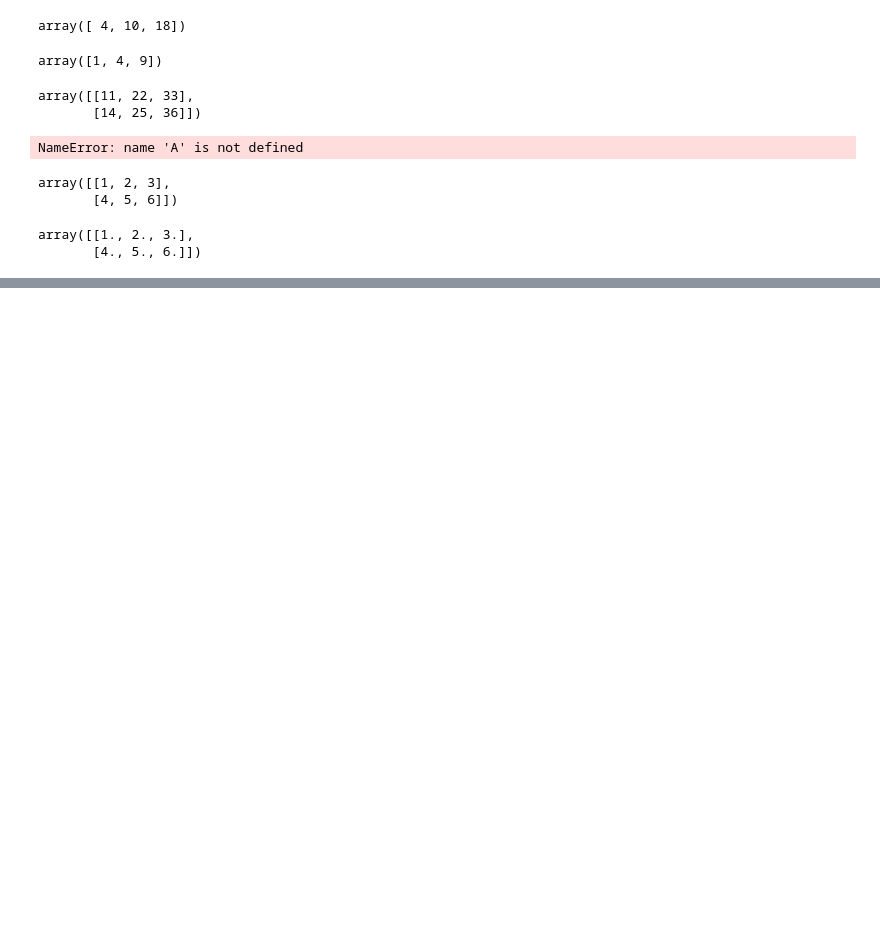
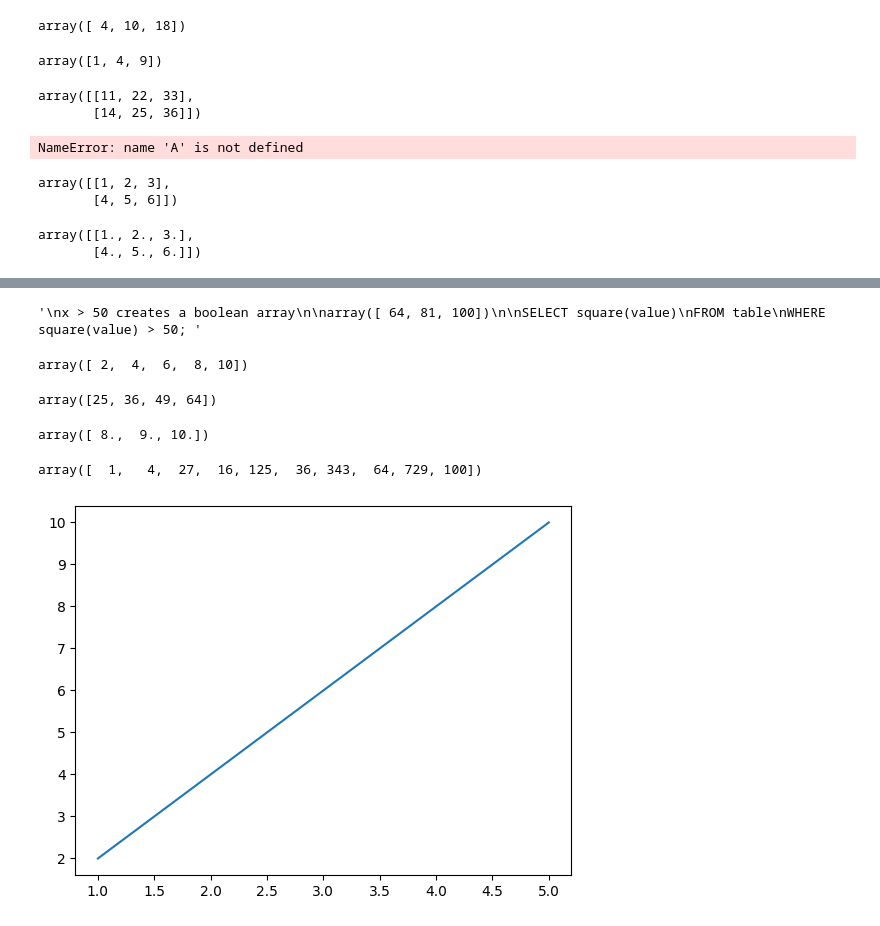
Before and after one commit to anuvishalp/Python_basics, a Jupyter notebook: Numpy_Basics.ipynb, the cells around one changed output, grey strips where cells are left out. Cells and saved outputs as stored; diff of their text form; code cells hidden in the pictures; blank space fills up the shorter version.

```diff
--- a/Numpy_Basics.ipynb
+++ b/Numpy_Basics.ipynb
@@ -392,0 +445,44 @@ array([[1., 2., 3.],
+# %%
+##3. Boolean masking -This is the elegant NumPy way of filtering:
+
+y = x[x > 50]
+"""
+x > 50 creates a boolean array
+
+array([ 64, 81, 100])
+
+SELECT square(value)
+FROM table
+WHERE square(value) > 50; """
+# %% [output]
+'\nx > 50 creates a boolean array\n\narray([ 64, 81, 100])\n\nSELECT square(value)\nFROM table\nWHERE square(value) > 50; '
+# %%
+##✔ Filtering based on the original array
+arr[arr % 2 == 0] ##All even numbers.
+# %% [output]
+array([ 2,  4,  6,  8, 10])
+# %%
+##✔ Combined conditions
+x[(x > 20) & (x < 80)]
+# %% [output]
+array([25, 36, 49, 64])
+# %%
+##✔ Vectorized transformations
+np.sqrt(x[x > 50])
+# %% [output]
+array([ 8.,  9., 10.])
+# %%
+##✔ Using where for conditional logic
+np.where(arr % 2 == 0, arr**2, arr**3)
+# %% [output]
+array([  1,   4,  27,  16, 125,  36, 343,  64, 729, 100])
+# %%
+import matplotlib.pyplot as plt
+
+x=[1,2,3,4,5]
+y=[2,4,6,8,10]
+
+plt.plot(x,y)
+plt.show()
+# %% [output]
+[figure, added]
```
Also changed, not shown: parts of 8 cells of this notebook.
